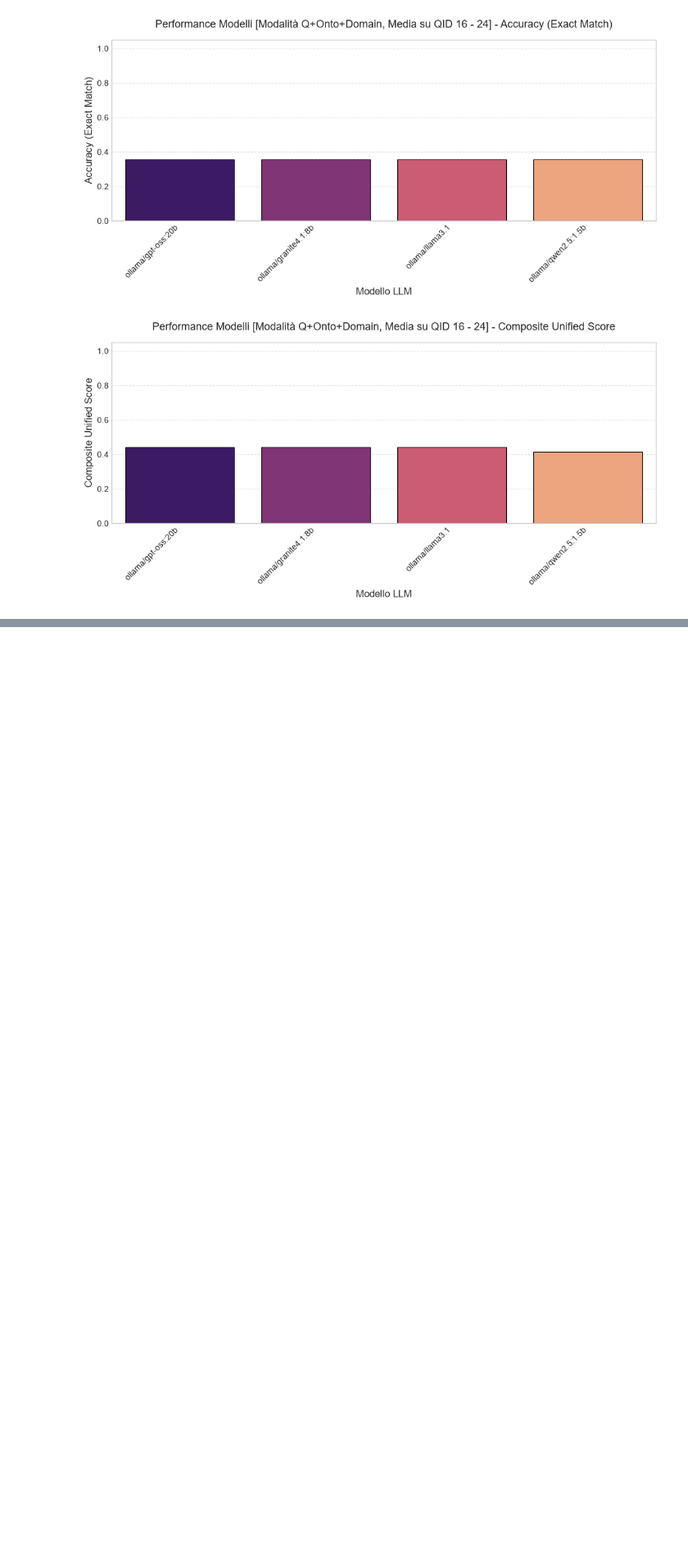
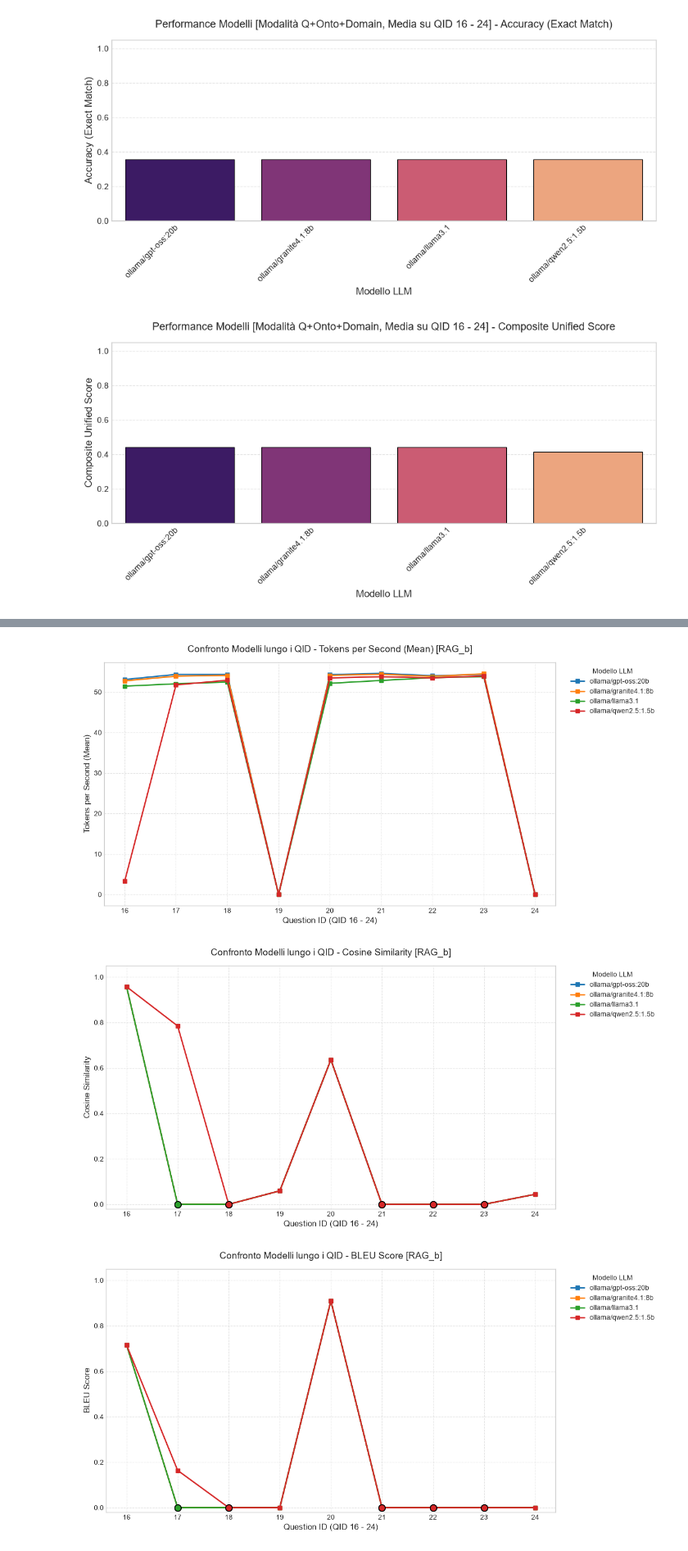
Before and after one commit to Patri0224/confronto-inferenza, a Jupyter notebook: src/evaluation/graph.ipynb, the cells around one changed output, grey strips where cells are left out. Shown at 82% size. Cells and saved outputs as stored; diff of their text form; code cells hidden in the pictures; blank space fills up the shorter version.

```diff
--- a/src/evaluation/graph.ipynb
+++ b/src/evaluation/graph.ipynb
@@ -425,0 +515,63 @@ for metric, title in metrics_to_plot:
+# %%
+# Selezione della Prompt Mode di riferimento
+target_mode = "Q+Onto+Domain" if "Q+Onto+Domain" in df["Prompt_Mode"].unique() else df["Prompt_Mode"].unique()[0]
+
+models_list = df["Model"].unique()
+palette_models = sns.color_palette("tab10", n_colors=len(models_list))
+model_colors = dict(zip(models_list, palette_models))
+
+for metric, title in metrics_to_plot:
+    plt.figure(figsize=(12, 6))
+
+    for model in models_list:
+        df_m = df[(df["Model"] == model) & (df["Prompt_Mode"] == target_mode)].copy()
+        if df_m.empty:
+            continue
+
+        # Reindicizzazione su tutti i QID per coerenza grafica
+        s_metric = df_m.set_index("QID")[metric].reindex(qids_global)
+        nan_mask = s_metric.isna()
+        s_metric_filled = s_metric.fillna(0.0)
+
+        color = model_colors[model]
+
+        # Linea del modello
+        plt.plot(
+            qids_global,
+            s_metric_filled.values,
+            marker="s",
+            linewidth=2,
+            label=model,
+            color=color
+        )
+
+        # Evidenziazione visiva dei NaN
+        if nan_mask.any():
+            nan_qids = np.array(qids_global)[nan_mask.values]
+            plt.scatter(
+                nan_qids,
+                np.zeros(len(nan_qids)),
+                color=color,
+                s=90,
+                edgecolor="black",
+                linewidth=1.2,
+                zorder=5
+            )
+
+    plt.title(f"Confronto Modelli lungo i QID - {title} [{target_mode}]", fontsize=14, pad=15)
+    plt.xlabel(f"Question ID (QID {min_qid} - {max_qid})", fontsize=12)
+    plt.ylabel(title, fontsize=12)
+    plt.xticks(qids_global)
+
+    # Blocco scala per metriche percentuali/bounded
+    if metric in ["Cosine_Similarity", "BLEU_Score", "Accuracy", "Composite_Score"]:
+        plt.ylim(-0.02, 1.05)
+
+    plt.grid(True, linestyle="--", alpha=0.5)
+    plt.legend(bbox_to_anchor=(1.02, 1), loc="upper left", title="Modello LLM")
+    plt.tight_layout()
+    plt.show()
+# %% [output]
+[figure, added]
+[figure, added]
+[figure, added]
```
Also changed, not shown: parts of 4 cells of this notebook, 14 other files.
